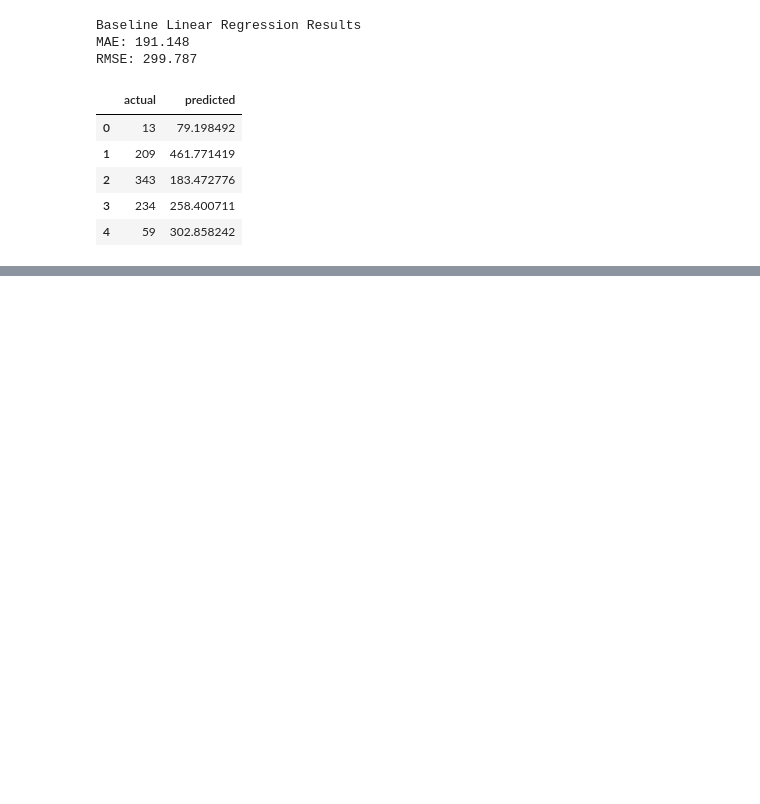
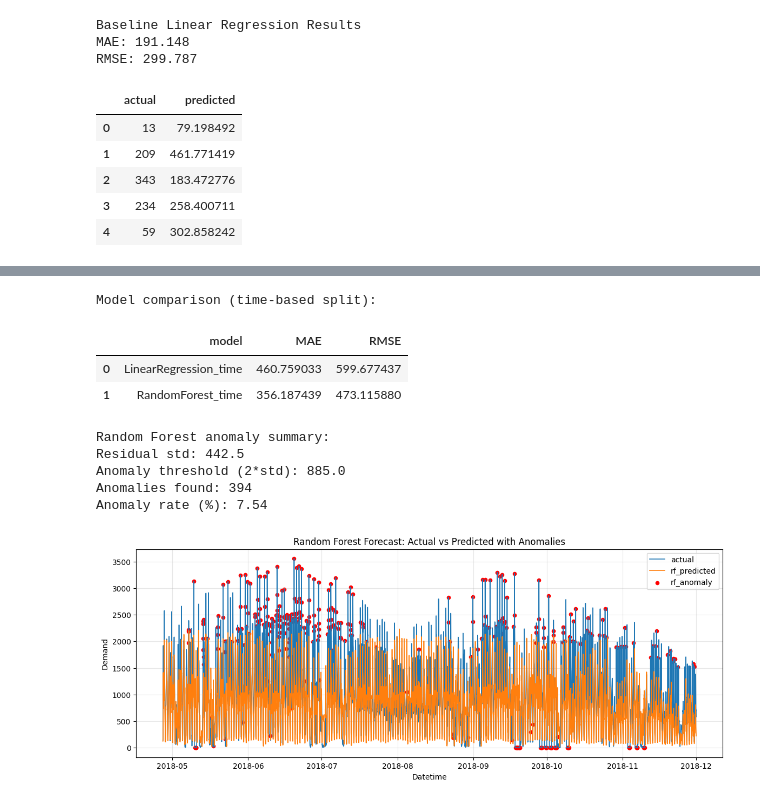
Before and after one commit to clickcafence/Data-Science, a Jupyter notebook: main.ipynb, the cells around one changed output, grey strips where cells are left out. Cells and saved outputs as stored; diff of their text form; code cells hidden in the pictures; blank space fills up the shorter version.

```diff
--- a/main.ipynb
+++ b/main.ipynb
@@ -427,0 +668,78 @@ RMSE: 299.787
+# %%
+# Step 9: Improved model (Random Forest) + anomaly comparison
+
+from sklearn.ensemble import RandomForestRegressor
+
+# Train on the same time-based split used before
+rf_model = RandomForestRegressor(
+    n_estimators=300,
+    max_depth=18,
+    min_samples_leaf=2,
+    random_state=42,
+    n_jobs=-1,
+    )
+rf_model.fit(X_train_t, y_train_t)
+
+# Predict and clip negative values to 0 (demand cannot be negative)
+rf_pred_t = rf_model.predict(X_test_t)
+rf_pred_t = np.clip(rf_pred_t, 0, None)
+
+rf_mae_t = mean_absolute_error(y_test_t, rf_pred_t)
+rf_rmse_t = mean_squared_error(y_test_t, rf_pred_t) ** 0.5
+
+model_compare_df = pd.DataFrame({
+    "model": ["LinearRegression_time", "RandomForest_time"],
+    "MAE": [mae_t, rf_mae_t],
+    "RMSE": [rmse_t, rf_rmse_t],
+})
+print("Model comparison (time-based split):")
+display(model_compare_df)
+
+# Residual anomalies for Random Forest
+rf_eval_df = time_df.iloc[split_idx:].copy()
+rf_eval_df["predicted_demand"] = rf_pred_t
+rf_eval_df["residual"] = rf_eval_df["demand"] - rf_eval_df["predicted_demand"]
+rf_eval_df["abs_residual"] = rf_eval_df["residual"].abs()
+
+rf_resid_std = rf_eval_df["residual"].std()
+rf_threshold = 2 * rf_resid_std
+rf_eval_df["is_anomaly"] = rf_eval_df["abs_residual"] > rf_threshold
+
+rf_eval_df["anomaly_type"] = "normal"
+rf_eval_df.loc[(rf_eval_df["is_anomaly"]) & (rf_eval_df["residual"] > 0), "anomaly_type"] = "unexpected_spike"
+rf_eval_df.loc[(rf_eval_df["is_anomaly"]) & (rf_eval_df["residual"] < 0), "anomaly_type"] = "unexpected_drop"
+
+print("\nRandom Forest anomaly summary:")
+print("Residual std:", round(rf_resid_std, 3))
+print("Anomaly threshold (2*std):", round(rf_threshold, 3))
+print("Anomalies found:", int(rf_eval_df["is_anomaly"].sum()))
+print("Anomaly rate (%):", round(100 * rf_eval_df["is_anomaly"].mean(), 2))
+
+# Plot RF actual vs predicted with anomalies
+plt.figure(figsize=(14, 5))
+plt.plot(rf_eval_df["datetime"], rf_eval_df["demand"], label="actual", linewidth=1.2)
+plt.plot(rf_eval_df["datetime"], rf_eval_df["predicted_demand"], label="rf_predicted", linewidth=1.2)
+rf_anoms = rf_eval_df[rf_eval_df["is_anomaly"]]
+plt.scatter(rf_anoms["datetime"], rf_anoms["demand"], color="red", s=20, label="rf_anomaly")
+plt.title("Random Forest Forecast: Actual vs Predicted with Anomalies")
+plt.xlabel("Datetime")
+plt.ylabel("Demand")
+plt.legend()
+plt.grid(alpha=0.3)
+plt.show()
+
+rf_top_anomalies = rf_eval_df.sort_values("abs_residual", ascending=False)[[
+    "datetime", "city", "demand", "predicted_demand", "residual", "anomaly_type"
+]].head(10)
+rf_top_anomalies
+# %% [output]
+Model comparison (time-based split):
+|  | model | MAE | RMSE |
+| 0 | LinearRegression_time | 460.759033 | 599.677437 |
+| 1 | RandomForest_time | 356.187439 | 473.115880 |
+Random Forest anomaly summary:
+Residual std: 442.5
+Anomaly threshold (2*std): 885.0
+Anomalies found: 394
+Anomaly rate (%): 7.54
+[figure, added]
```
Also changed, not shown: parts of 18 cells of this notebook.
